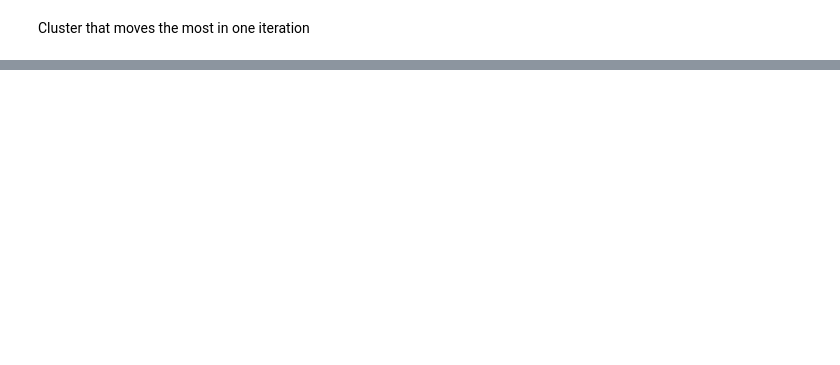
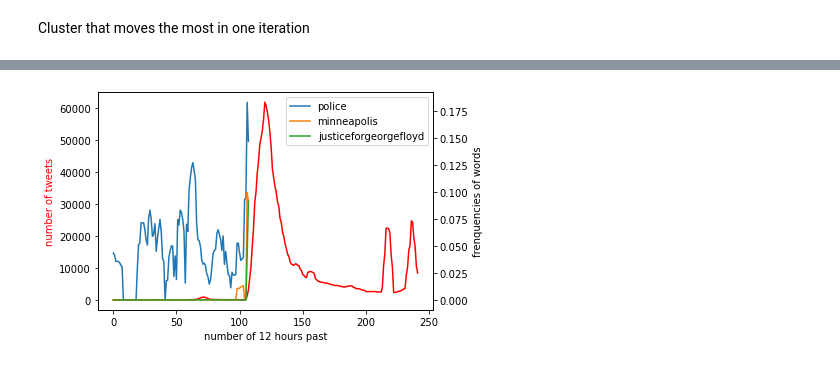
Before and after one commit to Isyohan/WeakSignalsBLM, a Jupyter notebook: BLM_Clustering.ipynb, the cells around one changed output, grey strips where cells are left out. Saved outputs shown, nothing was run; the diff lists cells and outputs as text; code cells hidden in the pictures; blank space fills up the shorter version.

```diff
--- a/BLM_Clustering.ipynb
+++ b/BLM_Clustering.ipynb
@@ -514,0 +548,31 @@ list_freq[ind_max]['matter']
+# %%
+
+arr_word=np.asarray(arr_centroids_words[-1,top_n_ind(counting,1)[0]])
+
+l_words=[]
+for list in arr_centroids_words[-1,top_n_ind(counting,3)]:
+    l_words.append(list[0][0])
+
+
+fig, axe1_X = plt.subplots()
+axe2_X = axe1_X.twinx()
+color1='red'
+color2='blue'
+axe1_X.plot(range(len(L)), n_tweets, color1)
+axe1_X.set_xlabel('number of 12 hours past')
+axe1_X.set_ylabel('number of tweets', color=color1)
+
+for word in l_words :#arr_word[0:1,0]:
+    word_list=[]
+    for i in range(len(list_freq)):
+        try:
+            word_list.append(list_freq[i][word])
+        except KeyError:
+            word_list.append(0)
+    axe2_X.plot(range(len(list_freq)),word_list,label=word)
+
+axe2_X.set_ylabel('frenquencies of words')
+plt.legend(loc="upper right")
+plt.show()
+# %% [output]
+[figure, added]
```
Also changed, not shown: parts of 21 cells of this notebook, 2 other files.
